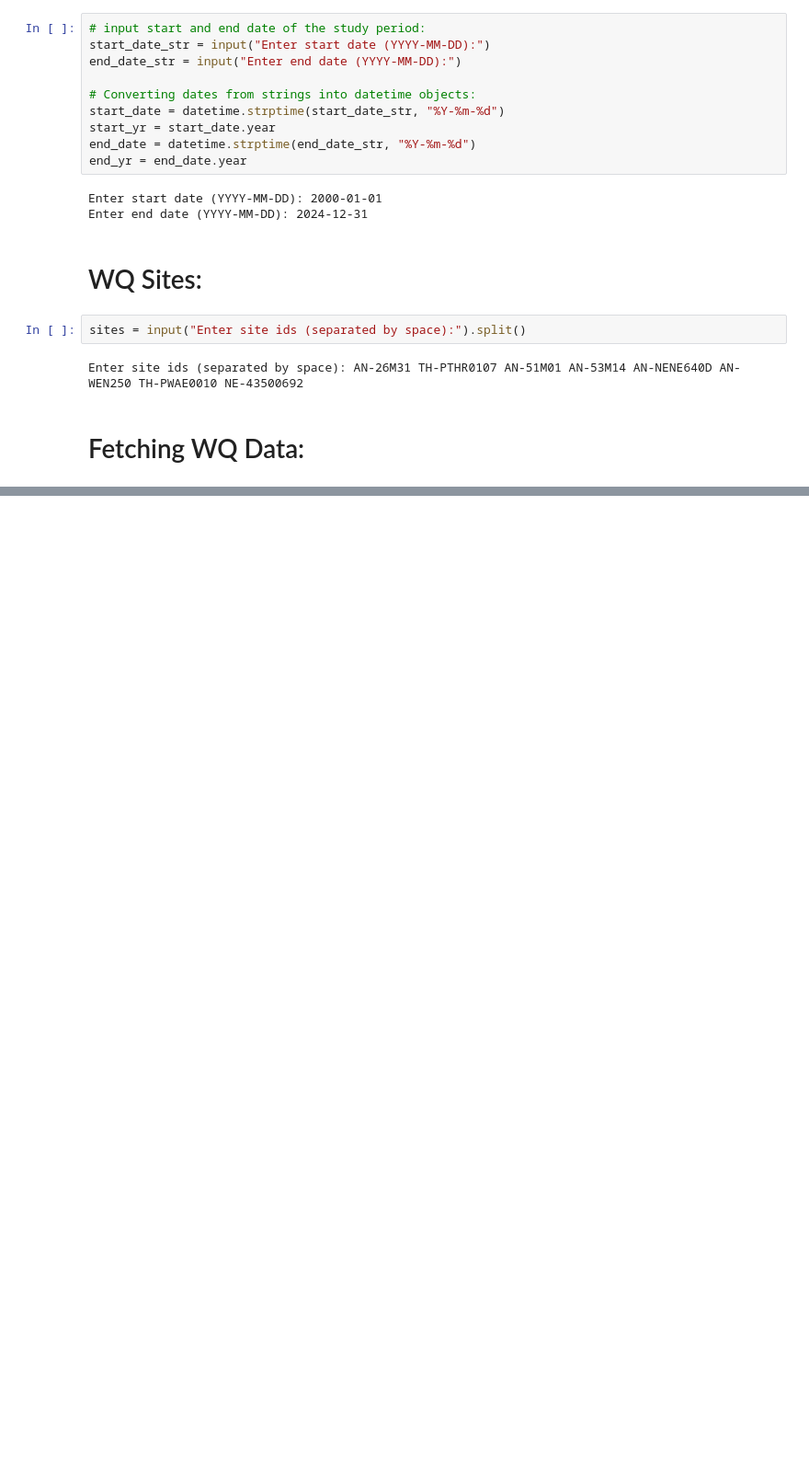
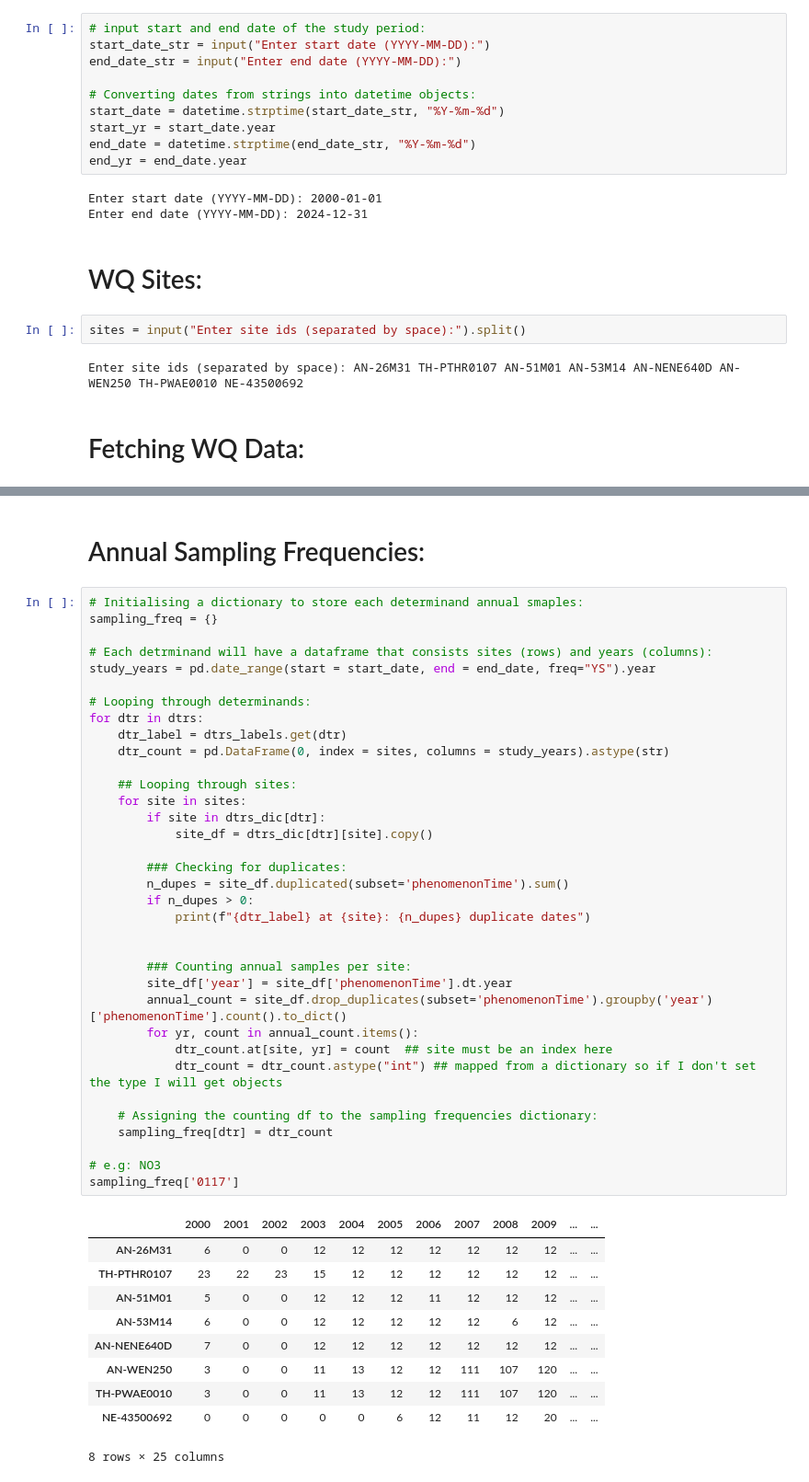
Before and after one commit to Hassanabubaker/ea-wqa-api-access, a Jupyter notebook: main.ipynb, the cells around one changed output, grey strips where cells are left out. Shown at 92% size. Cells and saved outputs as stored; diff of their text form; blank space fills up the shorter version.

```diff
--- a/main.ipynb
+++ b/main.ipynb
@@ -199,0 +204,48 @@ wqa
+# %% [markdown]
+# Annual Sampling Frequencies:
+# %%
+# Initialising a dictionary to store each determinand annual smaples:
+sampling_freq = {}
+
+# Each detrminand will have a dataframe that consists sites (rows) and years (columns):
+study_years = pd.date_range(start = start_date, end = end_date, freq="YS").year
+
+# Looping through determinands:
+for dtr in dtrs:
+    dtr_label = dtrs_labels.get(dtr)
+    dtr_count = pd.DataFrame(0, index = sites, columns = study_years).astype(str)
+
+    ## Looping through sites:
+    for site in sites:
+        if site in dtrs_dic[dtr]:
+            site_df = dtrs_dic[dtr][site].copy()
+
+        ### Checking for duplicates:
+        n_dupes = site_df.duplicated(subset='phenomenonTime').sum()
+        if n_dupes > 0:
+            print(f"{dtr_label} at {site}: {n_dupes} duplicate dates")
+
+
+        ### Counting annual samples per site:
+        site_df['year'] = site_df['phenomenonTime'].dt.year
+        annual_count = site_df.drop_duplicates(subset='phenomenonTime').groupby('year')['phenomenonTime'].count().to_dict()
+        for yr, count in annual_count.items():
+            dtr_count.at[site, yr] = count  ## site must be an index here
+            dtr_count = dtr_count.astype("int") ## mapped from a dictionary so if I don't set the type I will get objects
+
+    # Assigning the counting df to the sampling frequencies dictionary:
+    sampling_freq[dtr] = dtr_count
+
+# e.g: NO3
+sampling_freq['0117']
+# %% [output]
+|  | 2000 | 2001 | 2002 | 2003 | 2004 | 2005 | 2006 | 2007 | 2008 | 2009 | ... | ... |
+| AN-26M31 | 6 | 0 | 0 | 12 | 12 | 12 | 12 | 12 | 12 | 12 | ... | ... |
+| TH-PTHR0107 | 23 | 22 | 23 | 15 | 12 | 12 | 12 | 12 | 12 | 12 | ... | ... |
+| AN-51M01 | 5 | 0 | 0 | 12 | 12 | 12 | 11 | 12 | 12 | 12 | ... | ... |
+| AN-53M14 | 6 | 0 | 0 | 12 | 12 | 12 | 12 | 12 | 6 | 12 | ... | ... |
+| AN-NENE640D | 7 | 0 | 0 | 12 | 12 | 12 | 12 | 12 | 12 | 12 | ... | ... |
+| AN-WEN250 | 3 | 0 | 0 | 11 | 13 | 12 | 12 | 111 | 107 | 120 | ... | ... |
+| TH-PWAE0010 | 3 | 0 | 0 | 11 | 13 | 12 | 12 | 111 | 107 | 120 | ... | ... |
+| NE-43500692 | 0 | 0 | 0 | 0 | 0 | 6 | 12 | 11 | 12 | 20 | ... | ... |
+8 rows × 25 columns
```
Also changed, not shown: parts of 6 cells of this notebook.
